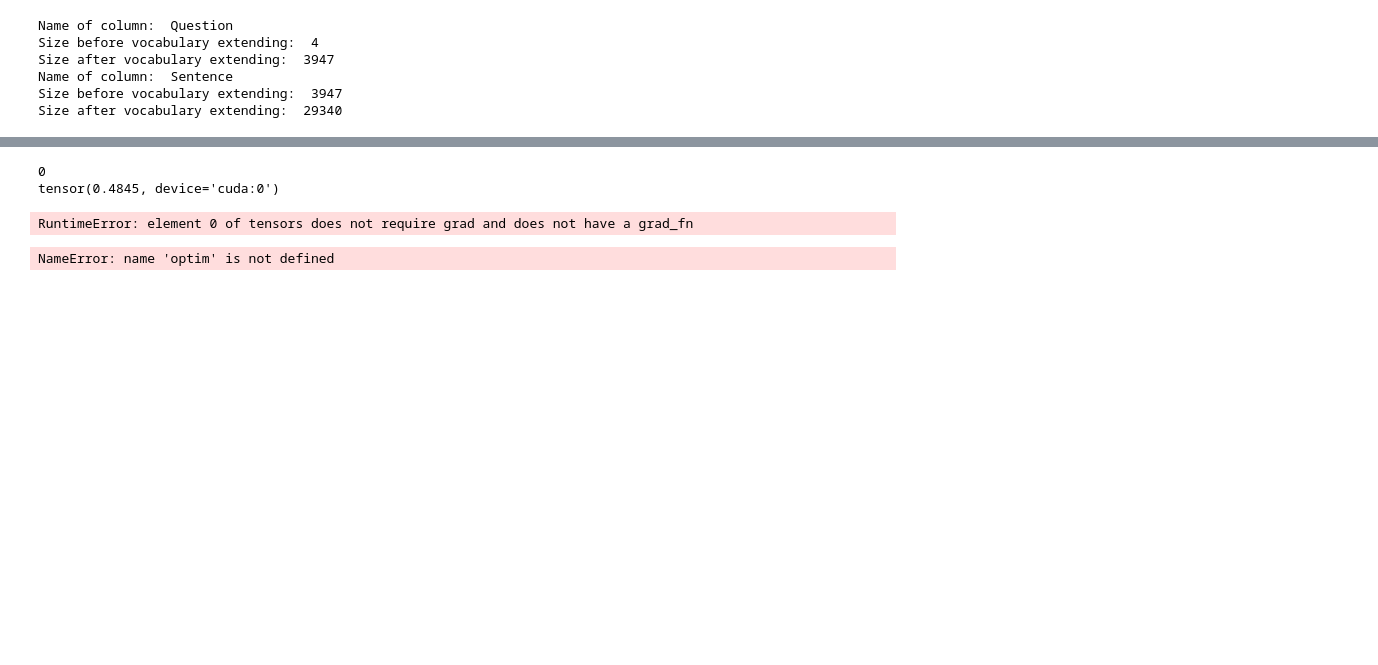
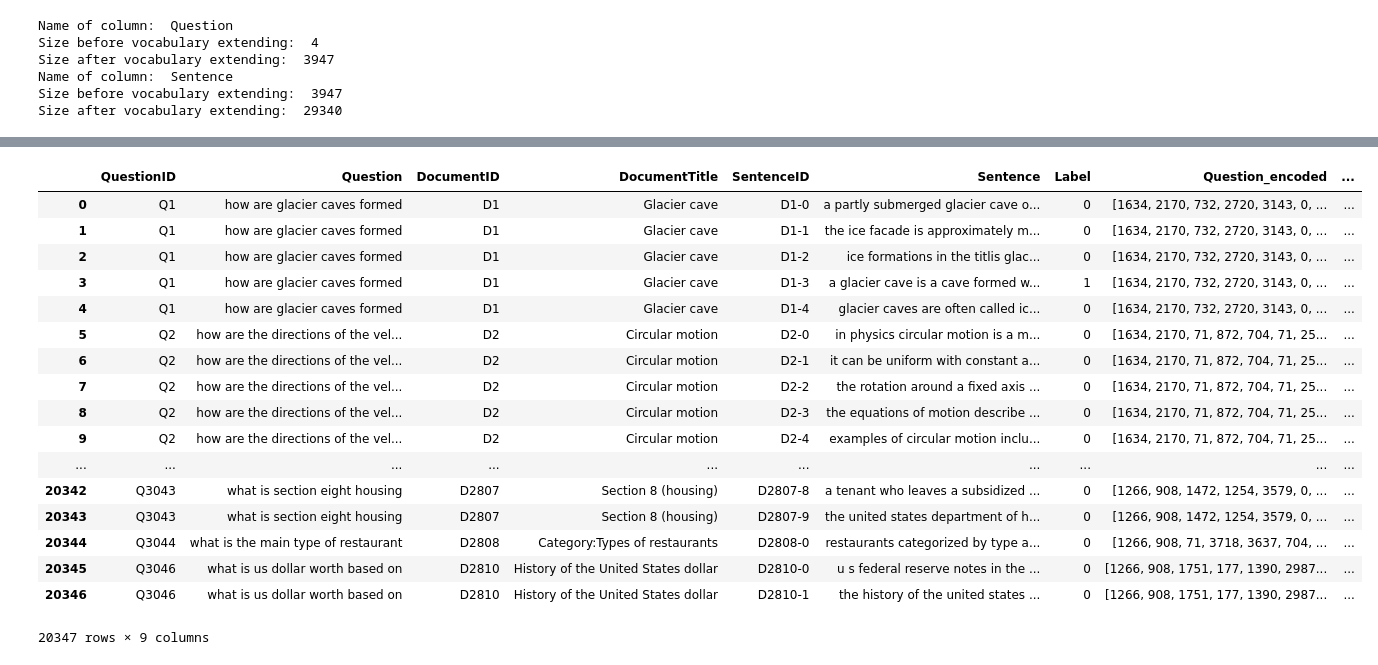
Before and after one commit to ivanpastukhov/nn4nqa, a Jupyter notebook: train.ipynb, the cells around one changed output, grey strips where cells are left out. Drawn from its saved outputs; the diff is of its cells as text; code cells hidden in the pictures; blank space fills up the shorter version.

Commit message:
train_df

```diff
--- a/train.ipynb
+++ b/train.ipynb
@@ -128,10 +158,17 @@ df_train.head()
 Q_MAXLEN = df_train.Question_encoded.apply(len).max()
 S_MAXLEN = df_train.Sentence_encoded.apply(len).max()
 
-def pad_sequence(seq, max_len, padding=0):
+def pad_sequence(seq, max_len, padding=0, cut_last=True):
     seq = seq + [padding] * (max_len - len(seq))
+    if cut_last:
+        seq = seq[:max_len]
+    else:
+        seq = seq[-max_len:]
     assert len(seq) == max_len
     return np.array(seq)
 
 df_train.loc[:, 'Question_encoded'] = df_train.Question_encoded.apply(lambda x: pad_sequence(x, Q_MAXLEN))
 df_train.loc[:, 'Sentence_encoded'] = df_train.Sentence_encoded.apply(lambda x: pad_sequence(x, S_MAXLEN))
+
+df_test.loc[:, 'Question_encoded'] = df_test.Question_encoded.apply(lambda x: pad_sequence(x, Q_MAXLEN))
+df_test.loc[:, 'Sentence_encoded'] = df_test.Sentence_encoded.apply(lambda x: pad_sequence(x, S_MAXLEN))
@@ -163,42 +174,0 @@ def hinge_loss(sim_true, sim_false, M=0.5):
-# %%
-man.zero_grad()
-man.cuda(device)
-loss = 0
-for _df in np.split(df_train_cut, 8):
-    print(loss)
-    q_pos = torch.tensor(np.array(_df.Question_encoded_pos.tolist()))
-    q_neg = torch.tensor(np.array(_df.Question_encoded_neg.tolist()))
-    a_pos = torch.tensor(np.array(_df.Sentence_encoded_pos.tolist()))
-    a_neg = torch.tensor(np.array(_df.Sentence_encoded_neg.tolist()))
-
-    # Set device options
-    input_q_pos = q_pos.to(device)
-    input_q_neg = q_neg.to(device)
-    input_a_pos = a_pos.to(device)
-    input_a_neg = a_neg.to(device)
-
-    lens_q = [len(i) for i in _df.Question_encoded_pos]
-    lens_a = [len(i) for i in _df.Sentence_encoded_pos]
-
-    sim_pos, _ = man(input_q_pos, lens_q, input_a_pos, lens_a, training=False)
-    sim_neg, _ = man(input_q_neg, lens_q, input_a_neg, lens_a, training=False)
-
-    batch_loss = torch.tensor([hinge_loss(st, sf) for st,sf in zip(sim_pos, sim_neg)])
-    loss = torch.mean(batch_loss).to(device)
-    print(loss)
-    loss.backward()
-
-#     # Clip gradients: gradients are modified in place
-#     _ = torch.nn.utils.clip_grad_norm_(man.parameters(), clip)
-
-#     # Adjust model weights
-#     optimizer.step()
-# %% [output]
-0
-tensor(0.4845, device='cuda:0')
-RuntimeError: element 0 of tensors does not require grad and does not have a grad_fn
-# %%
-learning_rate = 0.001
-optimizer = optim.Adam(man.parameters(), lr=learning_rate)
-# %% [output]
-NameError: name 'optim' is not defined
@@ -261,0 +175,21 @@ def train(input_variable, lengths, target_variable, mask, max_target_len, encode
+# %%
+df_train
+# %% [output]
+|  | QuestionID | Question | DocumentID | DocumentTitle | SentenceID | Sentence | Label | Question_encoded | ... |
+| 0 | Q1 | how are glacier caves formed | D1 | Glacier cave | D1-0 | a partly submerged glacier cave o... | 0 | [1634, 2170, 732, 2720, 3143, 0, ... | ... |
+| 1 | Q1 | how are glacier caves formed | D1 | Glacier cave | D1-1 | the ice facade is approximately m... | 0 | [1634, 2170, 732, 2720, 3143, 0, ... | ... |
+| 2 | Q1 | how are glacier caves formed | D1 | Glacier cave | D1-2 | ice formations in the titlis glac... | 0 | [1634, 2170, 732, 2720, 3143, 0, ... | ... |
+| 3 | Q1 | how are glacier caves formed | D1 | Glacier cave | D1-3 | a glacier cave is a cave formed w... | 1 | [1634, 2170, 732, 2720, 3143, 0, ... | ... |
+| 4 | Q1 | how are glacier caves formed | D1 | Glacier cave | D1-4 | glacier caves are often called ic... | 0 | [1634, 2170, 732, 2720, 3143, 0, ... | ... |
+| 5 | Q2 | how are the directions of the vel... | D2 | Circular motion | D2-0 | in physics circular motion is a m... | 0 | [1634, 2170, 71, 872, 704, 71, 25... | ... |
+| 6 | Q2 | how are the directions of the vel... | D2 | Circular motion | D2-1 | it can be uniform with constant a... | 0 | [1634, 2170, 71, 872, 704, 71, 25... | ... |
+| 7 | Q2 | how are the directions of the vel... | D2 | Circular motion | D2-2 | the rotation around a fixed axis ... | 0 | [1634, 2170, 71, 872, 704, 71, 25... | ... |
+| 8 | Q2 | how are the directions of the vel... | D2 | Circular motion | D2-3 | the equations of motion describe ... | 0 | [1634, 2170, 71, 872, 704, 71, 25... | ... |
+| 9 | Q2 | how are the directions of the vel... | D2 | Circular motion | D2-4 | examples of circular motion inclu... | 0 | [1634, 2170, 71, 872, 704, 71, 25... | ... |
+| ... | ... | ... | ... | ... | ... | ... | ... | ... | ... |
+| 20342 | Q3043 | what is section eight housing | D2807 | Section 8 (housing) | D2807-8 | a tenant who leaves a subsidized ... | 0 | [1266, 908, 1472, 1254, 3579, 0, ... | ... |
+| 20343 | Q3043 | what is section eight housing | D2807 | Section 8 (housing) | D2807-9 | the united states department of h... | 0 | [1266, 908, 1472, 1254, 3579, 0, ... | ... |
+| 20344 | Q3044 | what is the main type of restaurant | D2808 | Category:Types of restaurants | D2808-0 | restaurants categorized by type a... | 0 | [1266, 908, 71, 3718, 3637, 704, ... | ... |
+| 20345 | Q3046 | what is us dollar worth based on | D2810 | History of the United States dollar | D2810-0 | u s federal reserve notes in the ... | 0 | [1266, 908, 1751, 177, 1390, 2987... | ... |
+| 20346 | Q3046 | what is us dollar worth based on | D2810 | History of the United States dollar | D2810-1 | the history of the united states ... | 0 | [1266, 908, 1751, 177, 1390, 2987... | ... |
+20347 rows × 9 columns
```
Also changed, not shown: parts of 14 cells of this notebook, 3 other files.
